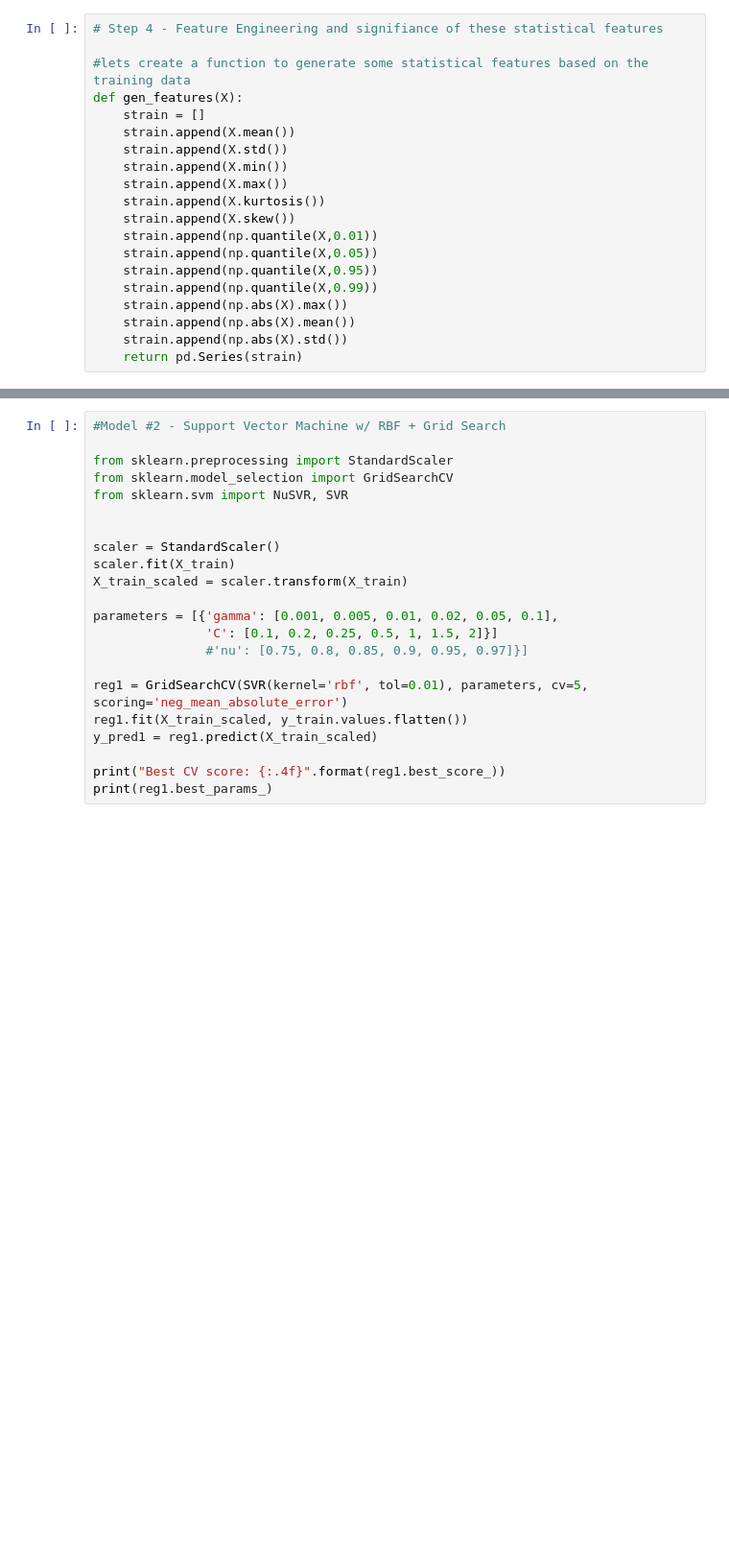
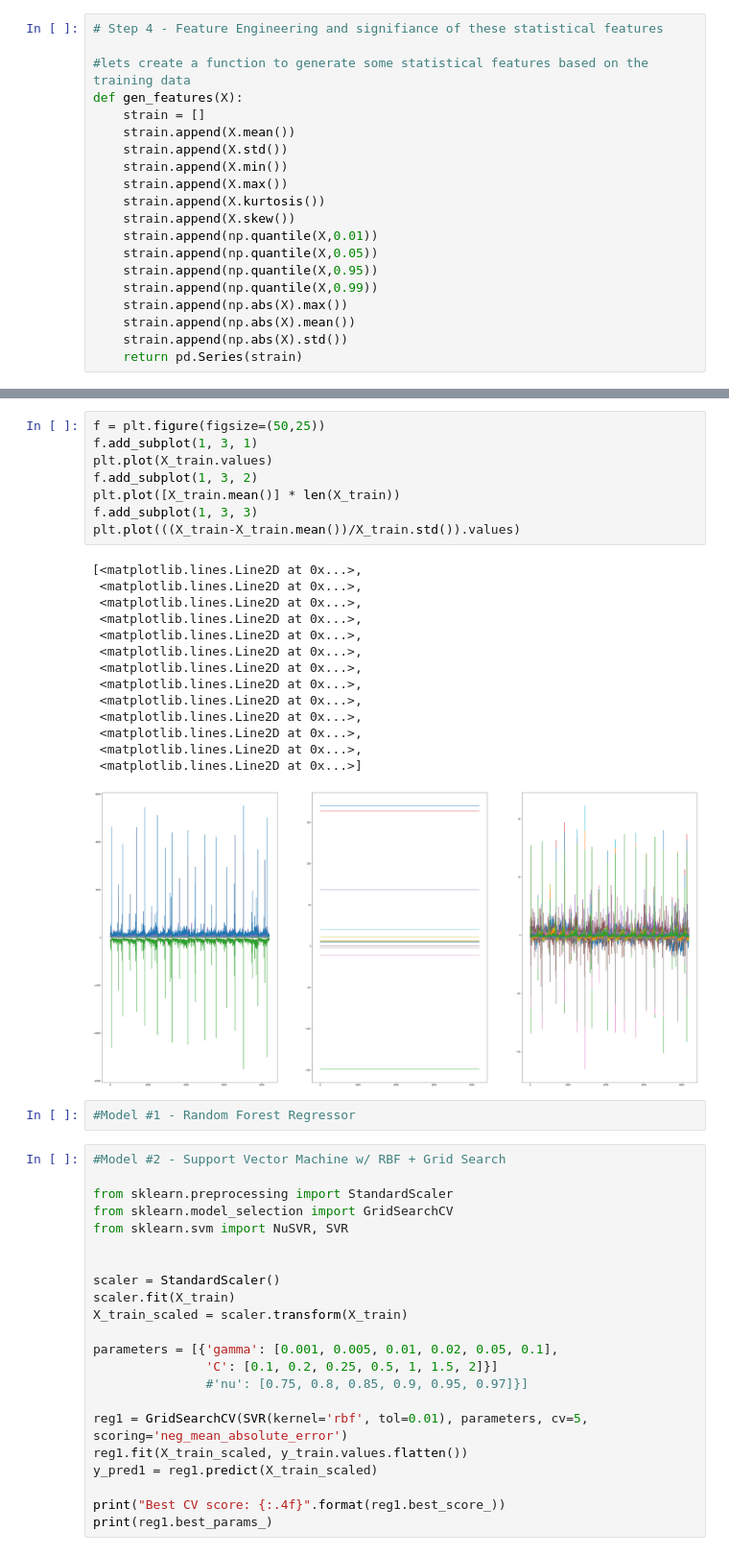
Before and after one commit to riccardorampon/LANL-Earthquake-Prediction, a Jupyter notebook: Earthquake_Acustic.ipynb, the cells around one changed output, grey strips where cells are left out. Shown at 96% size. Drawn from its saved outputs; the diff is of its cells as text; blank space fills up the shorter version.

```diff
--- a/Earthquake_Acustic.ipynb
+++ b/Earthquake_Acustic.ipynb
@@ -191,3 +226,28 @@ X_train.describe()
+# %%
+f = plt.figure(figsize=(50,25))
+f.add_subplot(1, 3, 1)
+plt.plot(X_train.values)
+f.add_subplot(1, 3, 2)
+plt.plot([X_train.mean()] * len(X_train))
+f.add_subplot(1, 3, 3)
+plt.plot(((X_train-X_train.mean())/X_train.std()).values)
+# %% [output]
+[<matplotlib.lines.Line2D at 0x...>,
+ <matplotlib.lines.Line2D at 0x...>,
+ <matplotlib.lines.Line2D at 0x...>,
+ <matplotlib.lines.Line2D at 0x...>,
+ <matplotlib.lines.Line2D at 0x...>,
+ <matplotlib.lines.Line2D at 0x...>,
+ <matplotlib.lines.Line2D at 0x...>,
+ <matplotlib.lines.Line2D at 0x...>,
+ <matplotlib.lines.Line2D at 0x...>,
+ <matplotlib.lines.Line2D at 0x...>,
+ <matplotlib.lines.Line2D at 0x...>,
+ <matplotlib.lines.Line2D at 0x...>,
+ <matplotlib.lines.Line2D at 0x...>]
+[figure, added]
+# %%
+#Model #1 - Random Forest Regressor
 # %%
 #Model #2 - Support Vector Machine w/ RBF + Grid Search
 
```
Also changed, not shown: parts of 10 cells of this notebook.
